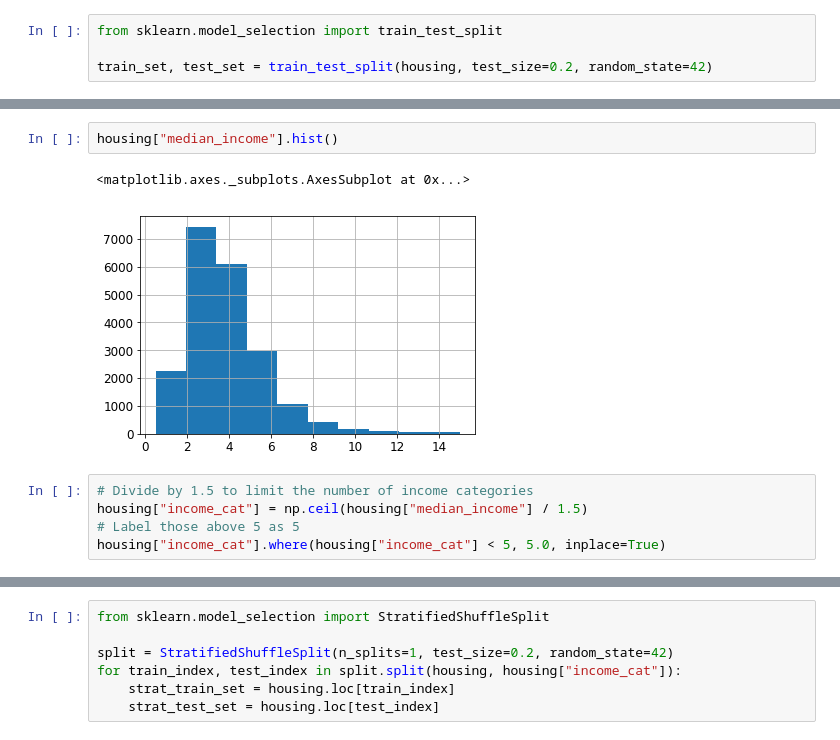
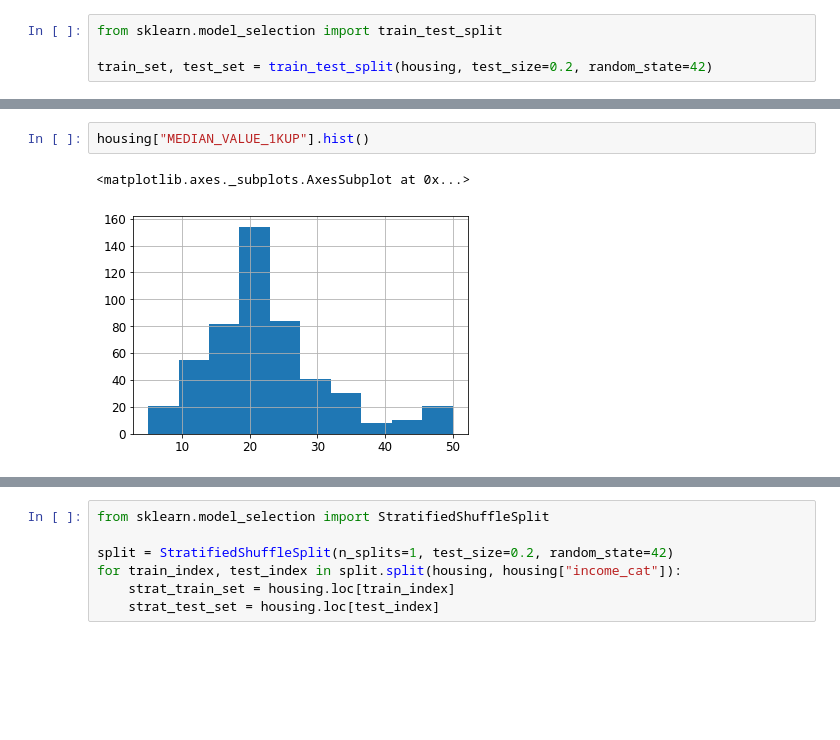
Before and after one commit to rohitmusti/ML_AR, a Jupyter notebook: PROJECT_01/project1.ipynb, the cells around one changed output, grey strips where cells are left out. Saved outputs shown, nothing was run; the diff lists cells and outputs as text; blank space fills up the shorter version.

```diff
--- a/PROJECT_01/project1.ipynb
+++ b/PROJECT_01/project1.ipynb
@@ -179,10 +183,5 @@ test_set.head()
 # %%
-housing["median_income"].hist()
+housing["MEDIAN_VALUE_1KUP"].hist()
 # %% [output]
 <matplotlib.axes._subplots.AxesSubplot at 0x...>
-[figure, old version]
+[figure, new version]
-# %%
-# Divide by 1.5 to limit the number of income categories
-housing["income_cat"] = np.ceil(housing["median_income"] / 1.5)
-# Label those above 5 as 5
-housing["income_cat"].where(housing["income_cat"] < 5, 5.0, inplace=True)
```
Also changed, not shown: parts of 10 cells of this notebook, 1 other file.
